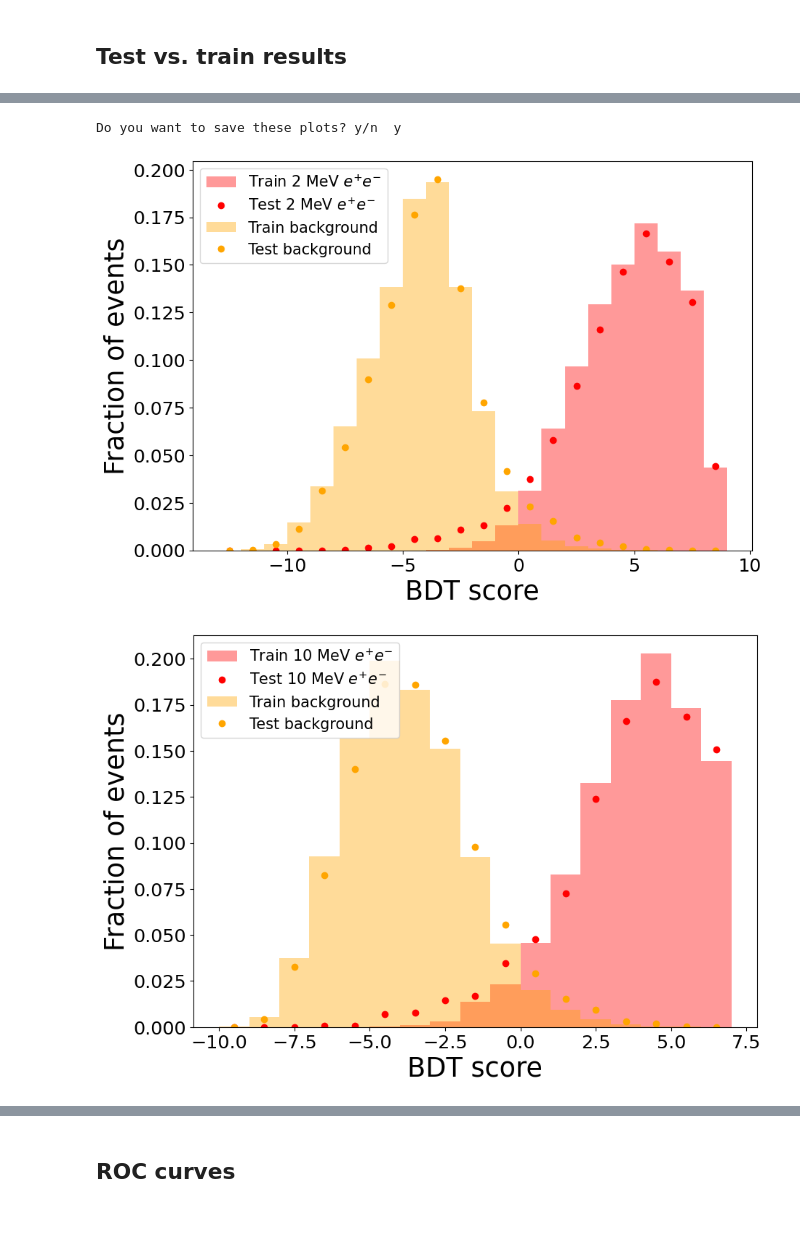
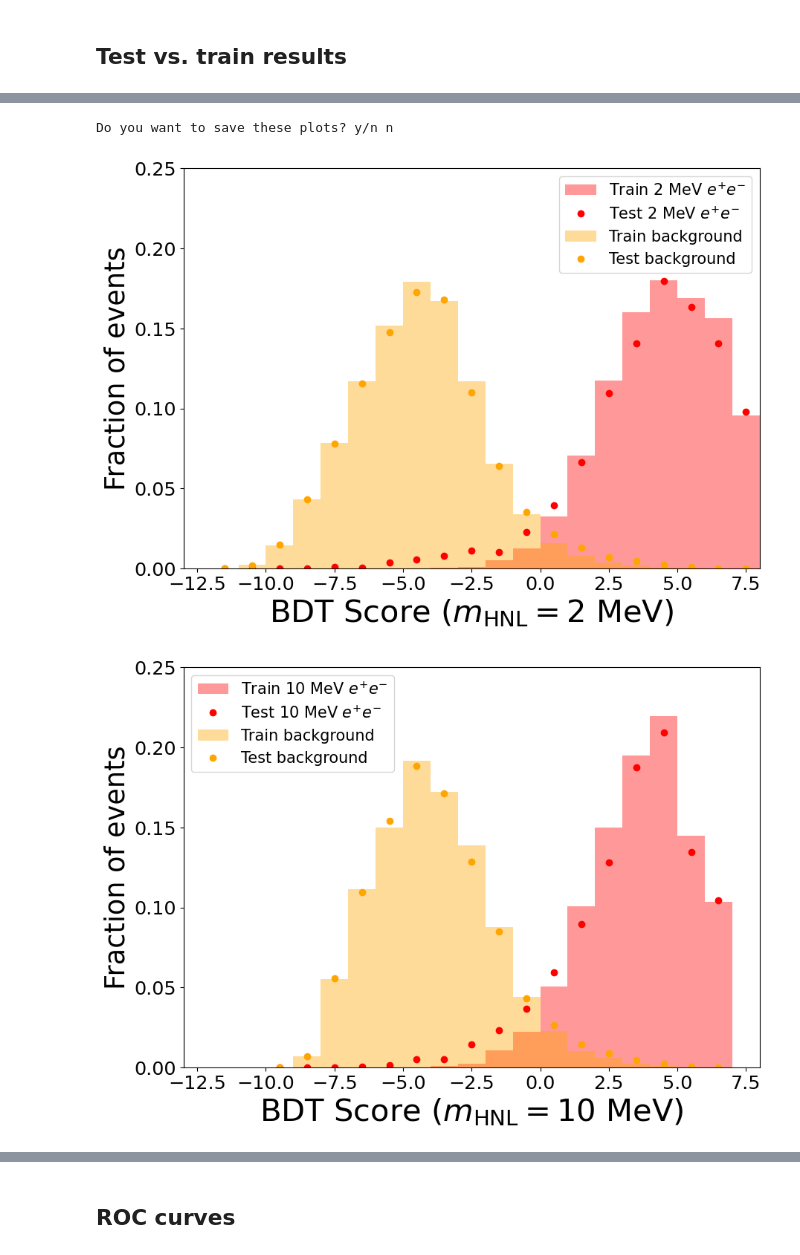
Before and after one commit to dmarsden01/uboone_HNL_analysis, a Jupyter notebook: 3_BDT_training_optimizing.ipynb, the cells around one changed output, grey strips where cells are left out. Drawn from its saved outputs; the diff is of its cells as text; code cells hidden in the pictures; blank space fills up the shorter version.

```diff
--- a/3_BDT_training_optimizing.ipynb
+++ b/3_BDT_training_optimizing.ipynb
@@ -30,7 +30,7 @@ Success
 # %% [markdown]
 ## Reading in files
 # %%
-Params = {"Run":"run3", #The run number, so far either "run1" or "run3"
+Params = {"Run":"run1", #The run number, so far either "run1" or "run3"
           "Load_single_file":False, #This will override everything else, put the desired file in the "single_file" line
           "single_file":10,
           "Load_standard":True,
@@ -183,7 +185,7 @@ if Params["dirt_in_training"] == True:
 Adding EXT events into test set
 Adding dirt events into test set
 # %%
-def Test_vs_train_plots(test_sig, test_bkg, train_sig, train_bkg, bdt_dict, bins_dict):
+def Test_vs_train_plots(test_sig, test_bkg, train_sig, train_bkg, bdt_dict, bins_dict, ymax=[], xlims=[], legsize=16):
     """
     Plotting the BDT score results for test and training sets to check for overtraining.
     """
@@ -203,7 +205,7 @@ def Test_vs_train_plots(test_sig, test_bkg, train_sig, train_bkg, bdt_dict, bins
         train_results_sig_dict.update({HNL_mass:train_results_sig})
         train_results_bkg_dict.update({HNL_mass:train_results_bkg})
 
-    save = input(f"Do you want to save these plots? y/n ")
+    save = input(f"Do you want to save these plots? y/n")
     for HNL_mass in test_sig:
         plt.figure(figsize=(10,7))
         mass_label=HNL_mass.split("_")[0]
@@ -216,18 +218,24 @@ def Test_vs_train_plots(test_sig, test_bkg, train_sig, train_bkg, bdt_dict, bins
         bin_centers = (bin_edges[:-1] + bin_edges[1:])/2.
         plt.plot(bin_centers,counts,marker='o',linestyle="None",color='red',label=f'Test '+full_label)
 
-        # plt.hist(train_results_bkg_dict[HNL_mass], bins = n_bins, range = hist_range, density = True, alpha = 0.4, color = 'orange', label = r'Train overlay')
         plt.hist(train_results_bkg_dict[HNL_mass], bins=bins_dict[HNL_mass], density = True, alpha = 0.4, color = 'orange', label = r'Train background')
         counts,bin_edges = np.histogram(test_results_bkg_dict[HNL_mass],bins=bins_dict[HNL_mass],density = True)
         bin_centers = (bin_edges[:-1] +  bin_edges[1:])/2.
         plt.plot(bin_centers,counts,marker='o',linestyle ="None",color='orange',label = r'Test background')
-        plt.xlabel("BDT score")
+
+        if ymax != []:
+            plt.ylim(0, ymax)
+        if xlims != []:
+            plt.xlim(xlims)
+
+        plt.xlabel(f'BDT Score '+r'($m_{\mathrm{HNL}}=$'+f'{mass_label} MeV)', fontsize=30)
         plt.ylabel("Fraction of events")
-        plt.legend()
+        plt.legend(fontsize=legsize)
 
-        if(save):
+        if(save=="y"):
             plt.savefig(f"plots/BDT_output/test_vs_train/Test_vs_train_" + Params["Run"] + f"_{HNL_mass}{BDT_name}.png")
             plt.savefig(f"plots/BDT_output/test_vs_train/Test_vs_train_" + Params["Run"] + f"_{HNL_mass}{BDT_name}.pdf")
+
 
 def bkg_test_dists(overlay, beamoff, dirt, bdt_dict, bins_dict, sample_norms):
     """
@@ -718,6 +728,6 @@ xgb_dirt = xgboost.DMatrix(Presel_dirt[bdt_vars], label=[0]*len(Presel_dirt), mi
 # %%
-Test_vs_train_plots(xgb_sig_test_dict, xgb_test_bkg, xgb_sig_train_dict, xgb_train_bkg,bdt_model_dict, bins_dict)
+Test_vs_train_plots(xgb_sig_test_dict, xgb_test_bkg, xgb_sig_train_dict, xgb_train_bkg,bdt_model_dict, bins_dict, ymax=0.25, xlims=[-13,8], legsize=15)
 # %% [output]
-Do you want to save these plots? y/n  y
+Do you want to save these plots? y/n n
-[figure, old version]
+[figure, new version]
-[figure, old version]
+[figure, new version]
```
Also changed, not shown: parts of 11 cells of this notebook, 4 other files.
